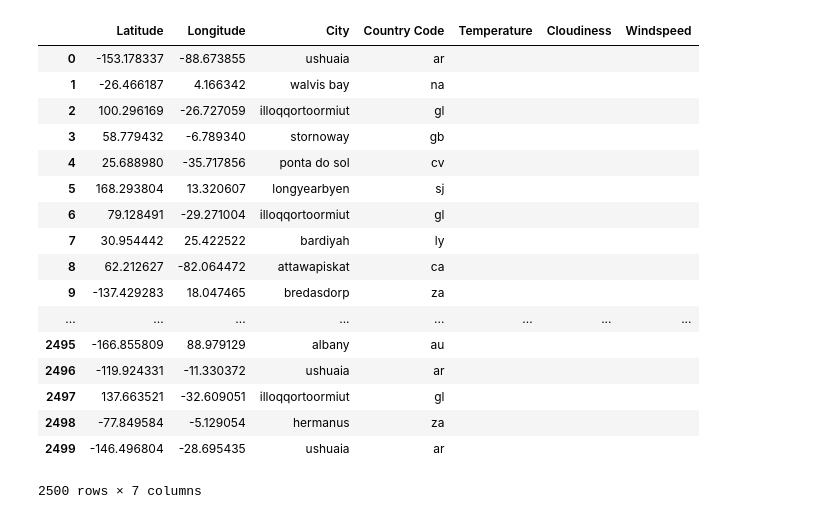
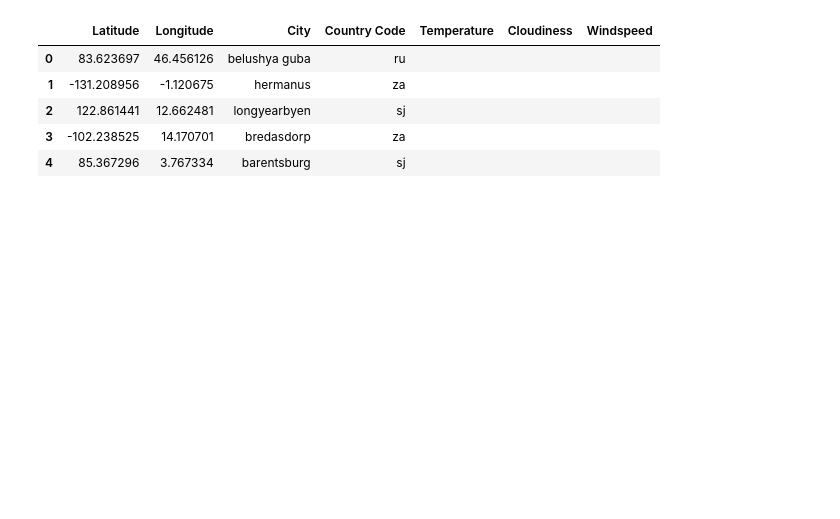
Before and after one commit to ehyoder/Weather_API, a Jupyter notebook: weather_hw.ipynb, the cells around one changed output. Drawn from its saved outputs; the diff is of its cells as text; code cells hidden in the pictures; blank space fills up the shorter version.

```diff
--- a/weather_hw.ipynb
+++ b/weather_hw.ipynb
@@ -87,24 +87,12 @@ print(cities)
 # %%
-lat_and_long
+lat_and_long.head()
 # %% [output]
 |  | Latitude | Longitude | City | Country Code | Temperature | Cloudiness | Windspeed |
-| 0 | -153.178337 | -88.673855 | ushuaia | ar |  |  |  |
-| 1 | -26.466187 | 4.166342 | walvis bay | na |  |  |  |
-| 2 | 100.296169 | -26.727059 | illoqqortoormiut | gl |  |  |  |
-| 3 | 58.779432 | -6.789340 | stornoway | gb |  |  |  |
-| 4 | 25.688980 | -35.717856 | ponta do sol | cv |  |  |  |
-| 5 | 168.293804 | 13.320607 | longyearbyen | sj |  |  |  |
-| 6 | 79.128491 | -29.271004 | illoqqortoormiut | gl |  |  |  |
-| 7 | 30.954442 | 25.422522 | bardiyah | ly |  |  |  |
-| 8 | 62.212627 | -82.064472 | attawapiskat | ca |  |  |  |
-| 9 | -137.429283 | 18.047465 | bredasdorp | za |  |  |  |
-| ... | ... | ... | ... | ... | ... | ... | ... |
-| 2495 | -166.855809 | 88.979129 | albany | au |  |  |  |
-| 2496 | -119.924331 | -11.330372 | ushuaia | ar |  |  |  |
-| 2497 | 137.663521 | -32.609051 | illoqqortoormiut | gl |  |  |  |
-| 2498 | -77.849584 | -5.129054 | hermanus | za |  |  |  |
-| 2499 | -146.496804 | -28.695435 | ushuaia | ar |  |  |  |
+| 0 | 83.623697 | 46.456126 | belushya guba | ru |  |  |  |
+| 1 | -131.208956 | -1.120675 | hermanus | za |  |  |  |
+| 2 | 122.861441 | 12.662481 | longyearbyen | sj |  |  |  |
+| 3 | -102.238525 | 14.170701 | bredasdorp | za |  |  |  |
+| 4 | 85.367296 | 3.767334 | barentsburg | sj |  |  |  |
-2500 rows × 7 columns
 # %%
 lat_and_long = lat_and_long.drop_duplicates(subset = ["City"], keep = "first")
 lat_and_long = lat_and_long.reset_index(drop=True)
```
Also changed, not shown: parts of 9 cells of this notebook, 1 other file.
